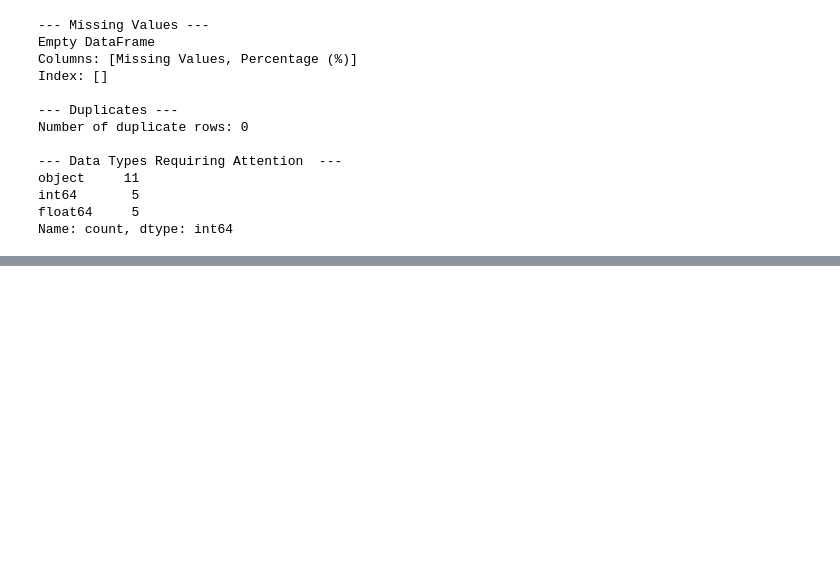
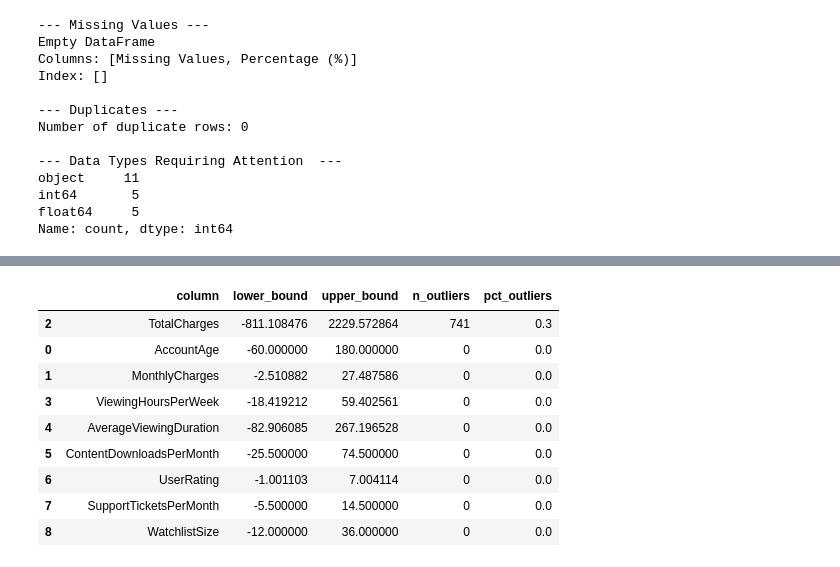
Before and after one commit to Houssem-Bjaoui/saas-churn-analytics, a Jupyter notebook: notebooks/01_data_understanding.ipynb, the cells around one changed output, grey strips where cells are left out. Cells and saved outputs as stored; diff of their text form; code cells hidden in the pictures; blank space fills up the shorter version.

```diff
--- a/notebooks/01_data_understanding.ipynb
+++ b/notebooks/01_data_understanding.ipynb
@@ -144,0 +123,31 @@ Based on the visual exploratory data analysis, we have identified critical behav
+# %%
+def detect_outliers_iqr(df, column):
+    q1, q3 = df[column].quantile([0.25, 0.75])
+    iqr = q3 - q1
+    lower, upper = q1 - 1.5 * iqr, q3 + 1.5 * iqr
+    n_outliers = ((df[column] < lower) | (df[column] > upper)).sum()
+    return {
+        "column": column, "lower_bound": lower, "upper_bound": upper,
+        "n_outliers": n_outliers, "pct_outliers": round(n_outliers / len(df) * 100, 2)
+    }
+
+numeric_cols_to_check = [
+    "AccountAge", "MonthlyCharges", "TotalCharges", "ViewingHoursPerWeek",
+    "AverageViewingDuration", "ContentDownloadsPerMonth", "UserRating",
+    "SupportTicketsPerMonth", "WatchlistSize"
+]
+
+outliers_summary = pd.DataFrame([detect_outliers_iqr(df_train, col) for col in numeric_cols_to_check])
+outliers_summary = outliers_summary.sort_values("pct_outliers", ascending=False)
+outliers_summary
+# %% [output]
+|  | column | lower_bound | upper_bound | n_outliers | pct_outliers |
+| 2 | TotalCharges | -811.108476 | 2229.572864 | 741 | 0.3 |
+| 0 | AccountAge | -60.000000 | 180.000000 | 0 | 0.0 |
+| 1 | MonthlyCharges | -2.510882 | 27.487586 | 0 | 0.0 |
+| 3 | ViewingHoursPerWeek | -18.419212 | 59.402561 | 0 | 0.0 |
+| 4 | AverageViewingDuration | -82.906085 | 267.196528 | 0 | 0.0 |
+| 5 | ContentDownloadsPerMonth | -25.500000 | 74.500000 | 0 | 0.0 |
+| 6 | UserRating | -1.001103 | 7.004114 | 0 | 0.0 |
+| 7 | SupportTicketsPerMonth | -5.500000 | 14.500000 | 0 | 0.0 |
+| 8 | WatchlistSize | -12.000000 | 36.000000 | 0 | 0.0 |
```
Also changed, not shown: parts of 6 cells of this notebook, 28 other files.
